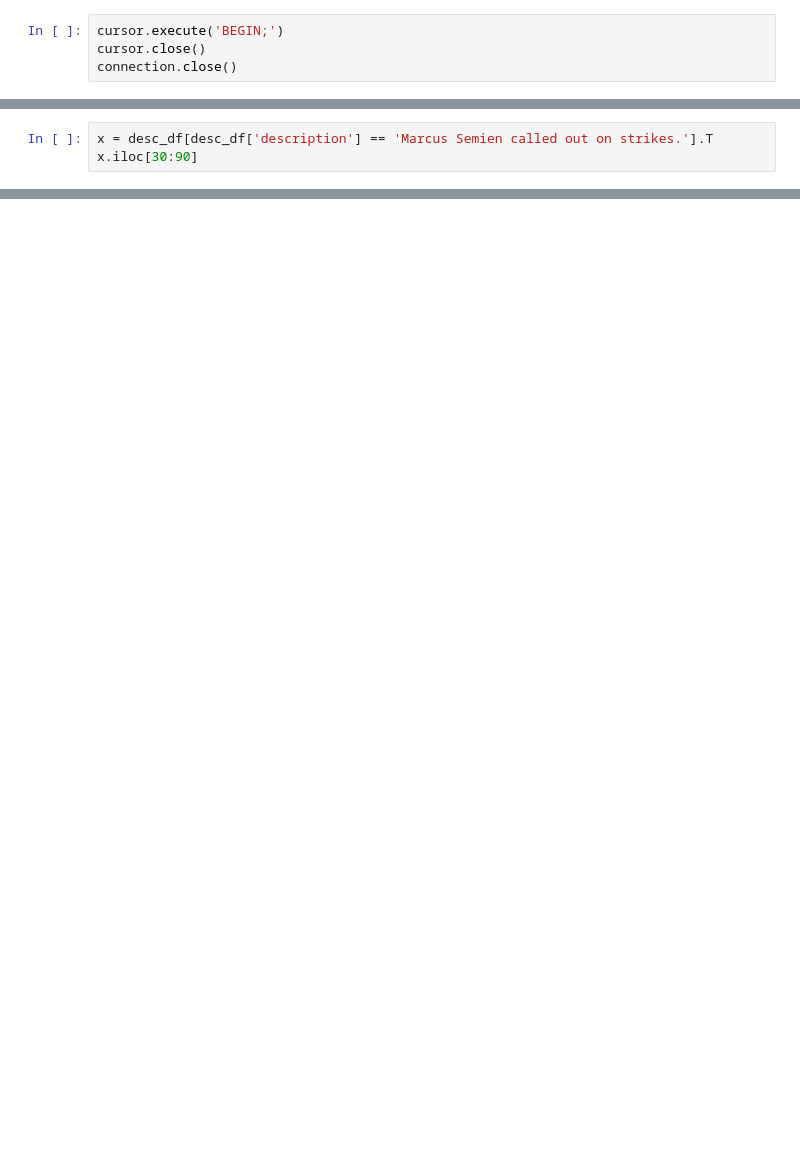
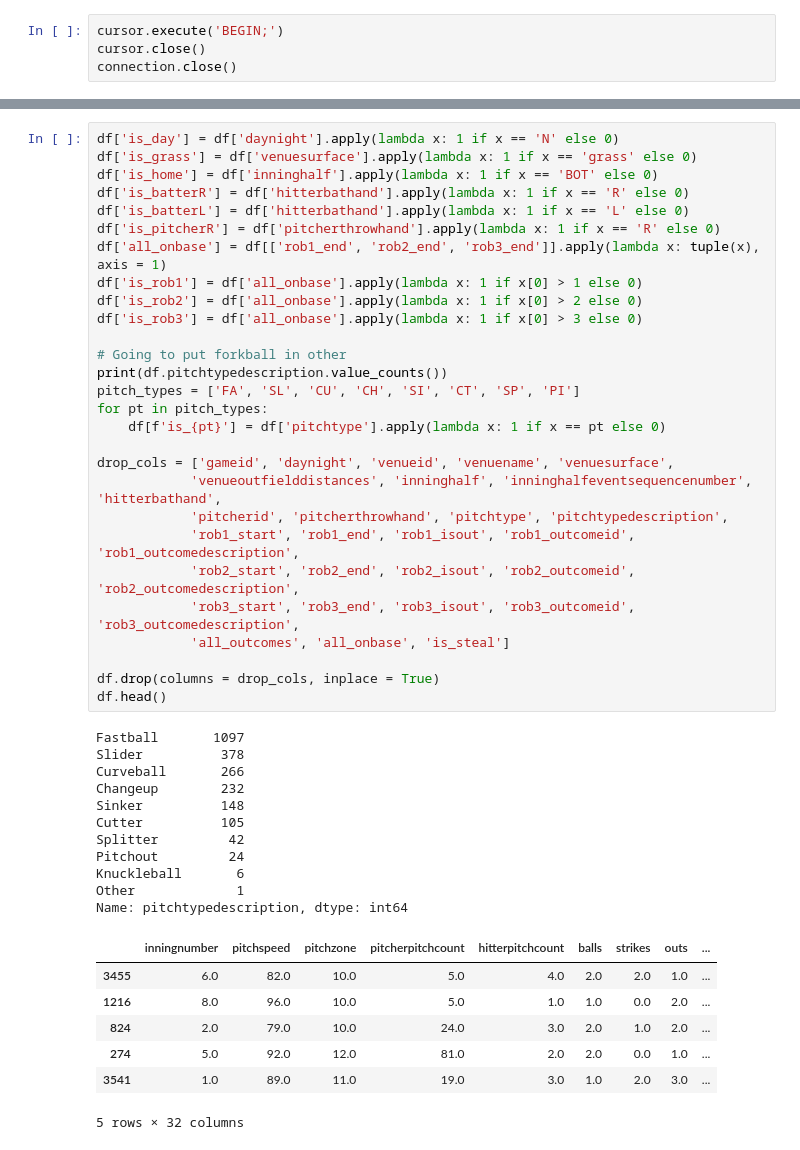
Before and after one commit to alan-j-lin/stealingbases_classification, a Jupyter notebook: Project_McNulty.ipynb, the cells around one changed output, grey strips where cells are left out. Cells and saved outputs as stored; diff of their text form; blank space fills up the shorter version.

```diff
--- a/Project_McNulty.ipynb
+++ b/Project_McNulty.ipynb
@@ -86,3 +145,0 @@ desc_df = pd_sql.read_sql(desc_query, connection)
-# %%
-x = desc_df[desc_df['description'] == 'Marcus Semien called out on strikes.'].T
-x.iloc[30:90]
@@ -120,0 +152,47 @@ len(desc_df['description'].unique())
+# %%
+df['is_day'] = df['daynight'].apply(lambda x: 1 if x == 'N' else 0)
+df['is_grass'] = df['venuesurface'].apply(lambda x: 1 if x == 'grass' else 0)
+df['is_home'] = df['inninghalf'].apply(lambda x: 1 if x == 'BOT' else 0)
+df['is_batterR'] = df['hitterbathand'].apply(lambda x: 1 if x == 'R' else 0)
+df['is_batterL'] = df['hitterbathand'].apply(lambda x: 1 if x == 'L' else 0)
+df['is_pitcherR'] = df['pitcherthrowhand'].apply(lambda x: 1 if x == 'R' else 0)
+df['all_onbase'] = df[['rob1_end', 'rob2_end', 'rob3_end']].apply(lambda x: tuple(x), axis = 1)
+df['is_rob1'] = df['all_onbase'].apply(lambda x: 1 if x[0] > 1 else 0)
+df['is_rob2'] = df['all_onbase'].apply(lambda x: 1 if x[0] > 2 else 0)
+df['is_rob3'] = df['all_onbase'].apply(lambda x: 1 if x[0] > 3 else 0)
+
+# Going to put forkball in other
+print(df.pitchtypedescription.value_counts())
+pitch_types = ['FA', 'SL', 'CU', 'CH', 'SI', 'CT', 'SP', 'PI']
+for pt in pitch_types:
+    df[f'is_{pt}'] = df['pitchtype'].apply(lambda x: 1 if x == pt else 0)
+
+drop_cols = ['gameid', 'daynight', 'venueid', 'venuename', 'venuesurface',
+            'venueoutfielddistances', 'inninghalf', 'inninghalfeventsequencenumber', 'hitterbathand',
+            'pitcherid', 'pitcherthrowhand', 'pitchtype', 'pitchtypedescription',
+            'rob1_start', 'rob1_end', 'rob1_isout', 'rob1_outcomeid', 'rob1_outcomedescription',
+            'rob2_start', 'rob2_end', 'rob2_isout', 'rob2_outcomeid', 'rob2_outcomedescription',
+            'rob3_start', 'rob3_end', 'rob3_isout', 'rob3_outcomeid', 'rob3_outcomedescription',
+            'all_outcomes', 'all_onbase', 'is_steal']
+
+df.drop(columns = drop_cols, inplace = True)
+df.head()
+# %% [output]
+Fastball       1097
+Slider          378
+Curveball       266
+Changeup        232
+Sinker          148
+Cutter          105
+Splitter         42
+Pitchout         24
+Knuckleball       6
+Other             1
+Name: pitchtypedescription, dtype: int64
+|  | inningnumber | pitchspeed | pitchzone | pitcherpitchcount | hitterpitchcount | balls | strikes | outs | ... |
+| 3455 | 6.0 | 82.0 | 10.0 | 5.0 | 4.0 | 2.0 | 2.0 | 1.0 | ... |
+| 1216 | 8.0 | 96.0 | 10.0 | 5.0 | 1.0 | 1.0 | 0.0 | 2.0 | ... |
+| 824 | 2.0 | 79.0 | 10.0 | 24.0 | 3.0 | 2.0 | 1.0 | 2.0 | ... |
+| 274 | 5.0 | 92.0 | 12.0 | 81.0 | 2.0 | 2.0 | 0.0 | 1.0 | ... |
+| 3541 | 1.0 | 89.0 | 11.0 | 19.0 | 3.0 | 1.0 | 2.0 | 3.0 | ... |
+5 rows × 32 columns
```
Also changed, not shown: parts of 27 cells of this notebook.
